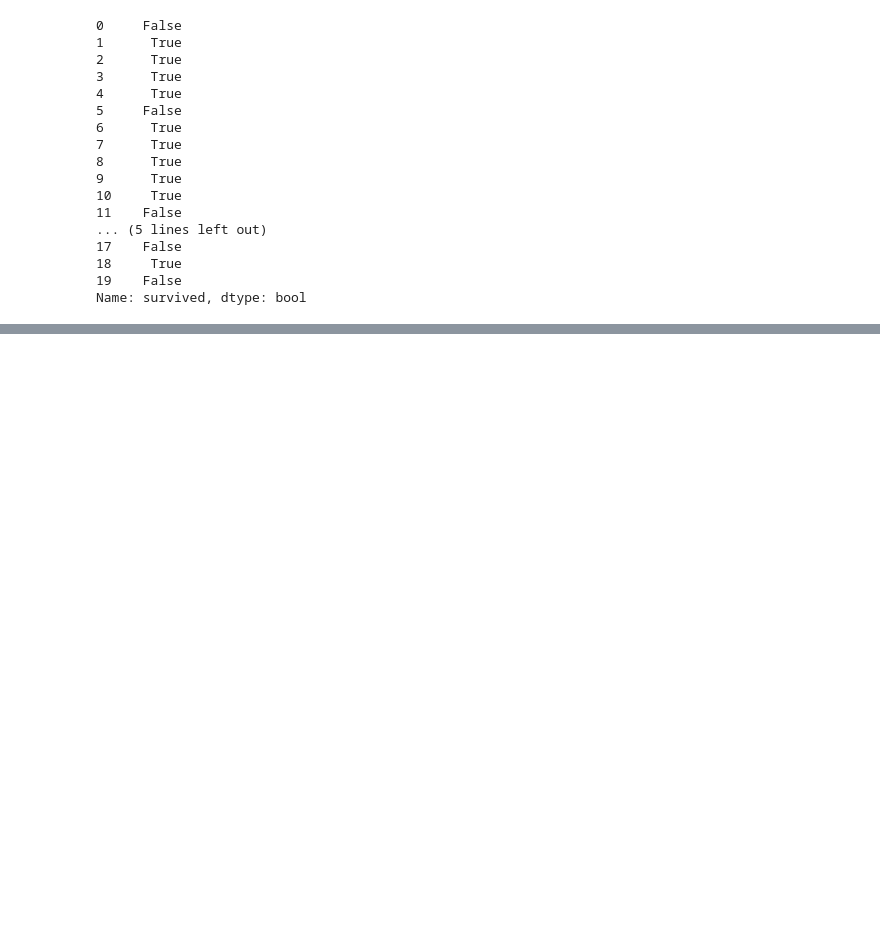
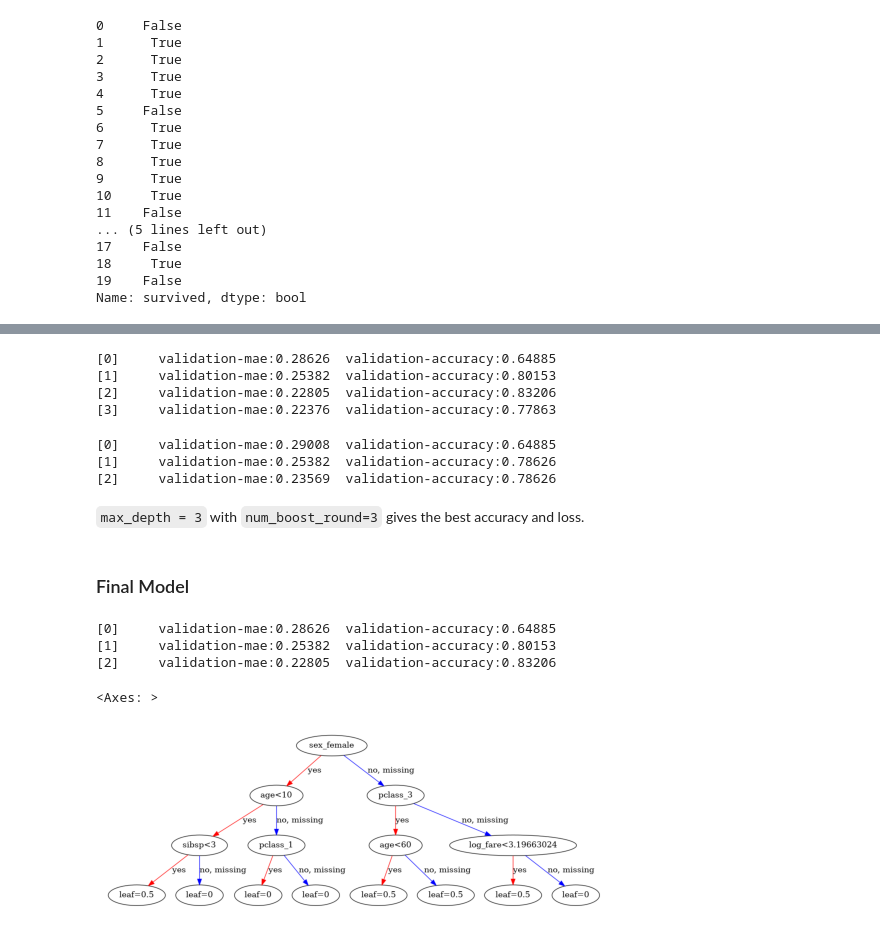
Before and after one commit to jamieoliver/titanic-model-xgboost-2410, a Jupyter notebook: train-model.ipynb, the cells around one changed output, grey strips where cells are left out. Drawn from its saved outputs; the diff is of its cells as text; code cells hidden in the pictures; blank space fills up the shorter version.

Commit message:
Tune model hyperparameters

```diff
--- a/train-model.ipynb
+++ b/train-model.ipynb
@@ -110,7 +110,7 @@ params = {'device': 'cuda',
 model = xgb.train(params,
                   dtrain=dtrain,
                   num_boost_round=10,
-                  evals=[(dvalid, 'eval')],
+                  evals=[(dvalid, 'validation')],
                   early_stopping_rounds=3,
                   custom_metric=accuracy)
 # %% [output]
@@ -142,0 +216,57 @@ Name: survived, dtype: bool
+# %%
+params = {'device': 'cuda',
+          'objective': 'reg:absoluteerror',
+          'eta': 0.5,
+          'max_depth': 3}
+
+model = xgb.train(params,
+                  dtrain=dtrain,
+                  num_boost_round=10,
+                  evals=[(dvalid, 'validation')],
+                  early_stopping_rounds=3,
+                  custom_metric=accuracy)
+# %% [output]
+[0]     validation-mae:0.28626  validation-accuracy:0.64885
+[1]     validation-mae:0.25382  validation-accuracy:0.80153
+[2]     validation-mae:0.22805  validation-accuracy:0.83206
+[3]     validation-mae:0.22376  validation-accuracy:0.77863
+# %%
+params = {'device': 'cuda',
+          'objective': 'reg:absoluteerror',
+          'eta': 0.5,
+          'max_depth': 4}
+
+model = xgb.train(params,
+                  dtrain=dtrain,
+                  num_boost_round=10,
+                  evals=[(dvalid, 'validation')],
+                  early_stopping_rounds=3,
+                  custom_metric=accuracy)
+# %% [output]
+[0]     validation-mae:0.29008  validation-accuracy:0.64885
+[1]     validation-mae:0.25382  validation-accuracy:0.78626
+[2]     validation-mae:0.23569  validation-accuracy:0.78626
+# %% [markdown]
+`max_depth = 3` with `num_boost_round=3` gives the best accuracy and loss.
+# %% [markdown]
+### Final Model
+# %%
+params = {'device': 'cuda',
+          'objective': 'reg:absoluteerror',
+          'eta': 0.5,
+          'max_depth': 3}
+
+model = xgb.train(params,
+                  dtrain=dtrain,
+                  num_boost_round=3,
+                  evals=[(dvalid, 'validation')],
+                  custom_metric=accuracy)
+# %% [output]
+[0]     validation-mae:0.28626  validation-accuracy:0.64885
+[1]     validation-mae:0.25382  validation-accuracy:0.80153
+[2]     validation-mae:0.22805  validation-accuracy:0.83206
+# %%
+xgb.plot_tree(model)
+# %% [output]
+<Axes: >
+[figure, added]
```
Also changed, not shown: parts of 11 cells of this notebook, 1 other file.
